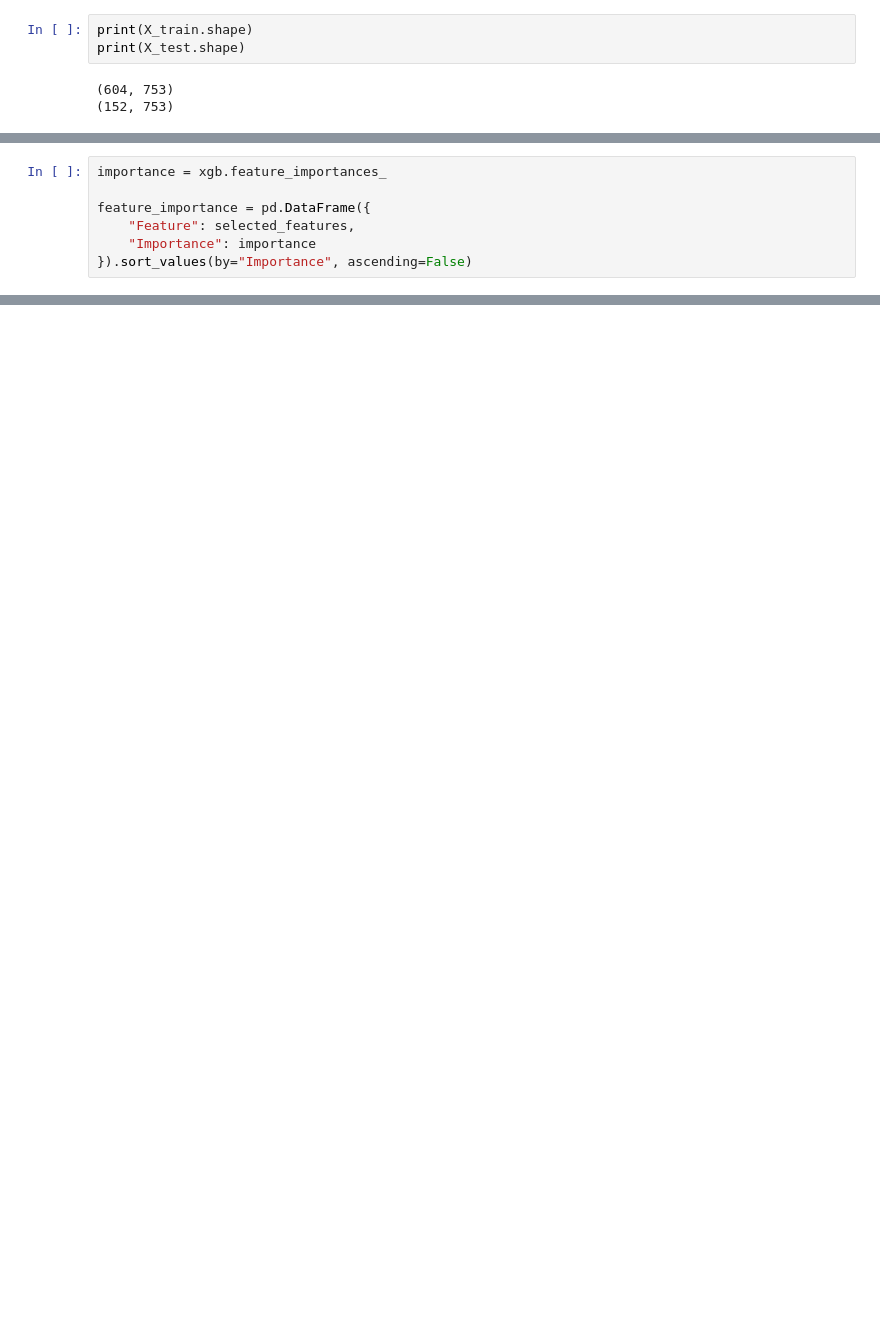
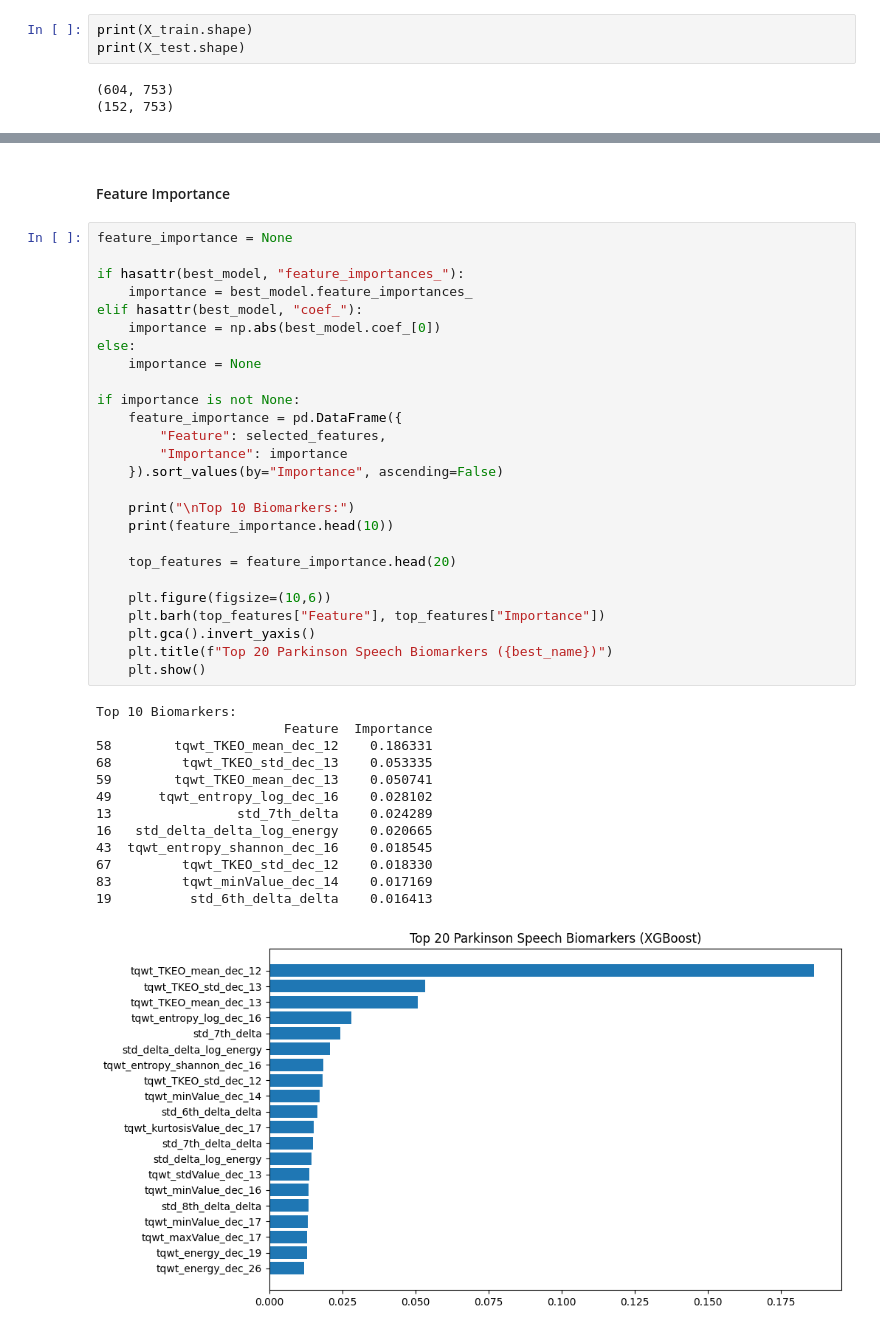
Before and after one commit to nishnarudkar/Interpretable-Machine-Learning-System-for-Parkinson-s-Disease-Detection-from-Speech-Biomarkers, a Jupyter notebook: notebooks/Parkinsons_Detection_MLOPS_Project_SMOTE.ipynb, the cells around one changed output, grey strips where cells are left out. Drawn from its saved outputs; the diff is of its cells as text; blank space fills up the shorter version.

```diff
--- a/notebooks/Parkinsons_Detection_MLOPS_Project_SMOTE.ipynb
+++ b/notebooks/Parkinsons_Detection_MLOPS_Project_SMOTE.ipynb
@@ -416,7 +72,0 @@ plt.show()
-# %%
-importance = xgb.feature_importances_
-
-feature_importance = pd.DataFrame({
-    "Feature": selected_features,
-    "Importance": importance
-}).sort_values(by="Importance", ascending=False)
@@ -1227,0 +431,42 @@ Best ROC AUC: 0.9518947129566597
+# %% [markdown]
+#### Feature Importance
+# %%
+feature_importance = None
+
+if hasattr(best_model, "feature_importances_"):
+    importance = best_model.feature_importances_
+elif hasattr(best_model, "coef_"):
+    importance = np.abs(best_model.coef_[0])
+else:
+    importance = None
+
+if importance is not None:
+    feature_importance = pd.DataFrame({
+        "Feature": selected_features,
+        "Importance": importance
+    }).sort_values(by="Importance", ascending=False)
+
+    print("\nTop 10 Biomarkers:")
+    print(feature_importance.head(10))
+
+    top_features = feature_importance.head(20)
+
+    plt.figure(figsize=(10,6))
+    plt.barh(top_features["Feature"], top_features["Importance"])
+    plt.gca().invert_yaxis()
+    plt.title(f"Top 20 Parkinson Speech Biomarkers ({best_name})")
+    plt.show()
+# %% [output]
+Top 10 Biomarkers:
+                        Feature  Importance
+58        tqwt_TKEO_mean_dec_12    0.186331
+68         tqwt_TKEO_std_dec_13    0.053335
+59        tqwt_TKEO_mean_dec_13    0.050741
+49      tqwt_entropy_log_dec_16    0.028102
+13                std_7th_delta    0.024289
+16   std_delta_delta_log_energy    0.020665
+43  tqwt_entropy_shannon_dec_16    0.018545
+67         tqwt_TKEO_std_dec_12    0.018330
+83         tqwt_minValue_dec_14    0.017169
+19          std_6th_delta_delta    0.016413
+[figure, added]
```
Also changed, not shown: parts of 56 cells of this notebook.
